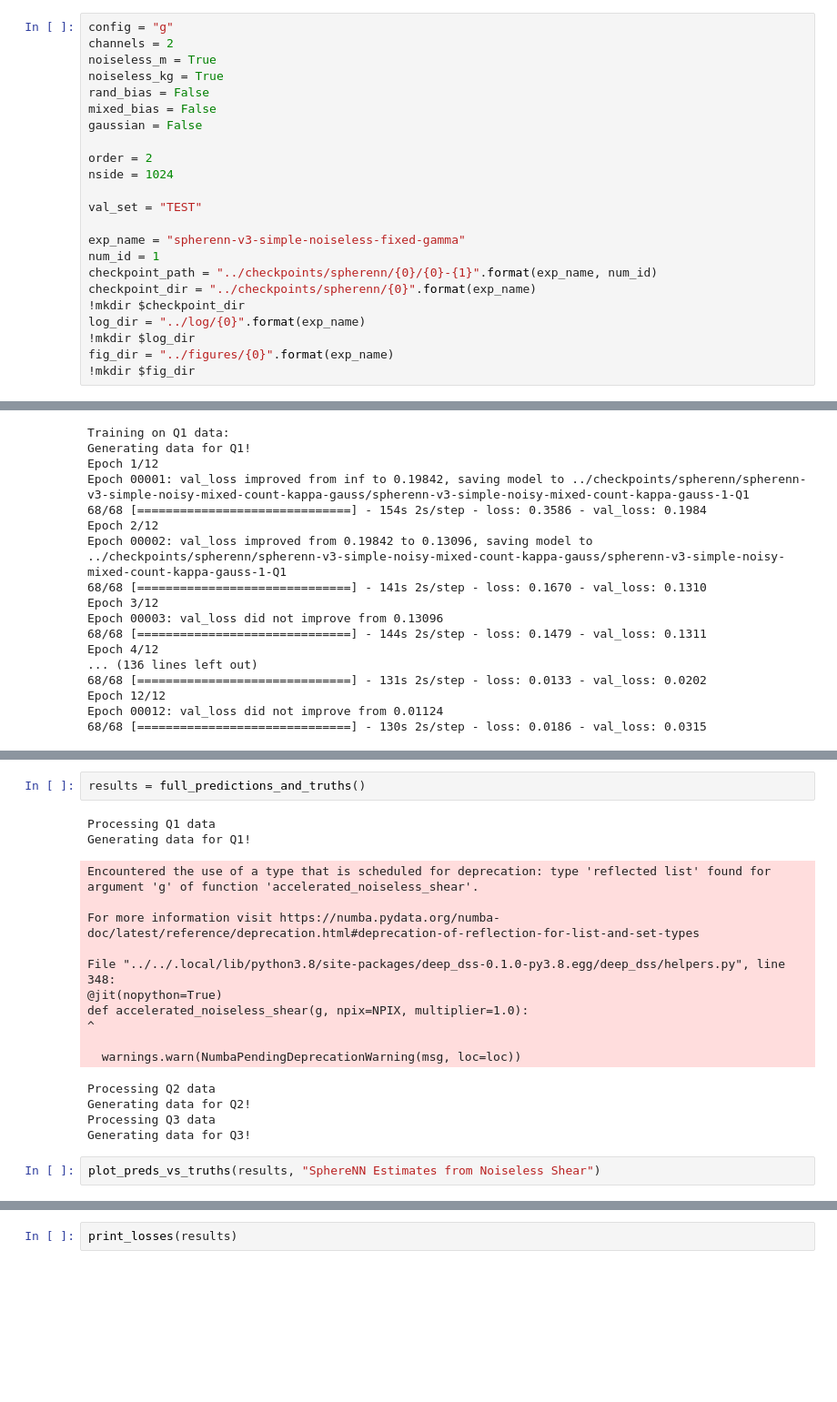
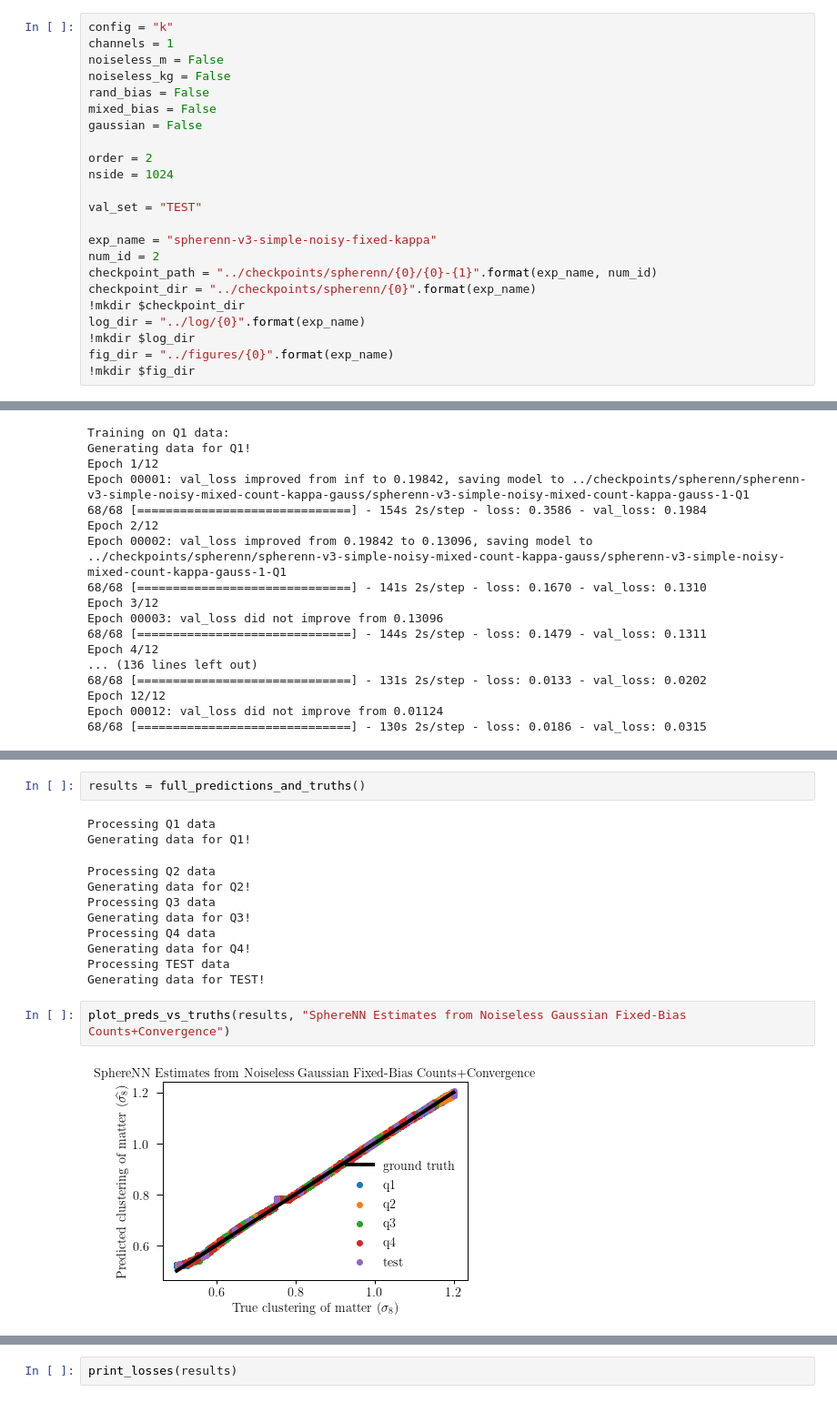
Before and after one commit to adiraju21s/deep_dss, a Jupyter notebook: notebooks/SphereNN Development.ipynb, the cells around one changed output, grey strips where cells are left out. Shown at 91% size. Cells and saved outputs as stored; diff of their text form; blank space fills up the shorter version.

```diff
--- a/notebooks/SphereNN Development.ipynb
+++ b/notebooks/SphereNN Development.ipynb
@@ -50,10 +50,10 @@ plt.rcParams.update({
 'legend.shadow':False,
 'legend.frameon':False})
 # %%
-config = "g"
-channels = 2
-noiseless_m = True
-noiseless_kg = True
+config = "k"
+channels = 1
+noiseless_m = False
+noiseless_kg = False
 rand_bias = False
 mixed_bias = False
 gaussian = False
@@ -63,8 +63,8 @@ nside = 1024
 
 val_set = "TEST"
 
-exp_name = "spherenn-v3-simple-noiseless-fixed-gamma"
-num_id = 1
+exp_name = "spherenn-v3-simple-noisy-fixed-kappa"
+num_id = 2
 checkpoint_path = "../checkpoints/spherenn/{0}/{0}-{1}".format(exp_name, num_id)
 checkpoint_dir = "../checkpoints/spherenn/{0}".format(exp_name)
 !mkdir $checkpoint_dir
@@ -344,20 +342,16 @@ results = full_predictions_and_truths()
 # %% [output]
 Processing Q1 data
 Generating data for Q1!
-Encountered the use of a type that is scheduled for deprecation: type 'reflected list' found for argument 'g' of function 'accelerated_noiseless_shear'.
-
-For more information visit https://numba.pydata.org/numba-doc/latest/reference/deprecation.html#deprecation-of-reflection-for-list-and-set-types
-
-File "../../.local/lib/python3.8/site-packages/deep_dss-0.1.0-py3.8.egg/deep_dss/helpers.py", line 348:
-@jit(nopython=True)
-def accelerated_noiseless_shear(g, npix=NPIX, multiplier=1.0):
-^
-
-  warnings.warn(NumbaPendingDeprecationWarning(msg, loc=loc))
+Processing Q2 data
+Generating data for Q2!
+Processing Q3 data
+Generating data for Q3!
+Processing Q4 data
+Generating data for Q4!
+Processing TEST data
+Generating data for TEST!
-Processing Q2 data
-Generating data for Q2!
-Processing Q3 data
-Generating data for Q3!
 # %%
-plot_preds_vs_truths(results, "SphereNN Estimates from Noiseless Shear")
+plot_preds_vs_truths(results, "SphereNN Estimates from Noiseless Gaussian Fixed-Bias Counts+Convergence")
+# %% [output]
+[figure, added]
 # %%
```
Also changed, not shown: parts of 9 cells of this notebook, 2 other files.
